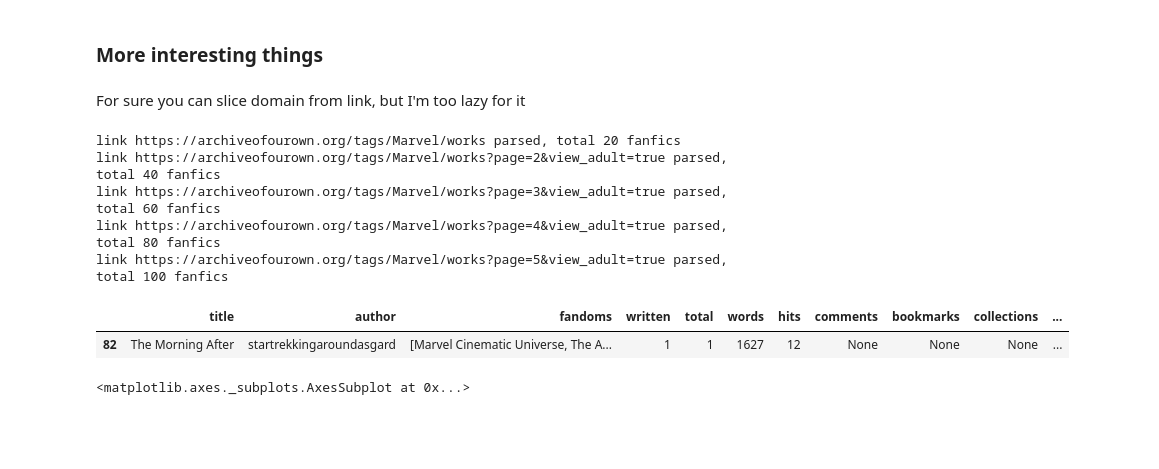
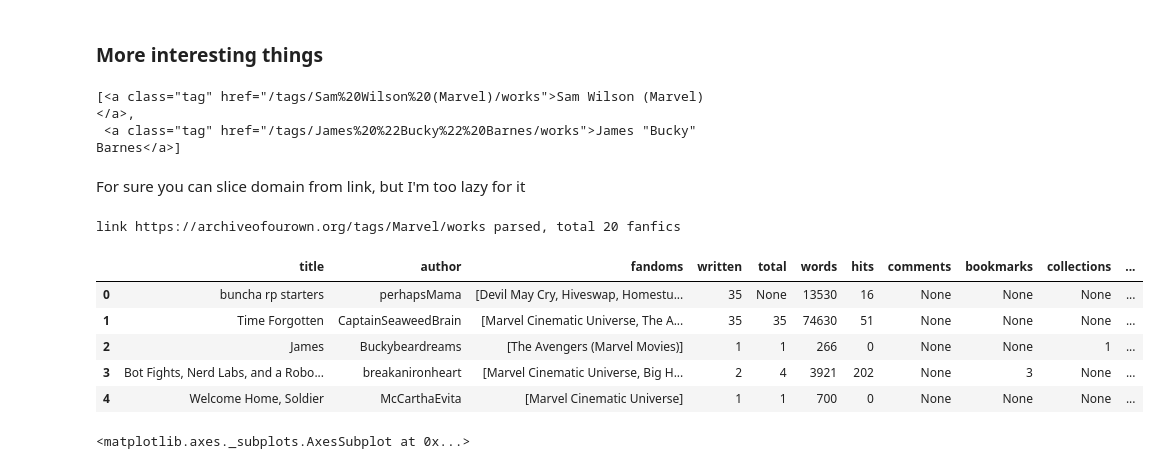
Before and after one commit to quicksilverri/fanfic-popularuty-prediction, a Jupyter notebook: fanfic_popularity_predictor.ipynb, the cells around one changed output. Cells and saved outputs as stored; diff of their text form; code cells hidden in the pictures; blank space fills up the shorter version.

```diff
--- a/fanfic_popularity_predictor.ipynb
+++ b/fanfic_popularity_predictor.ipynb
@@ -96,6 +96,11 @@ We will concat DataFrames of each page into one DataFrame.
 ### Create Fanfic class
 
 It's kinda long and simple, so it's hidden.
+# %%
+def clean(list):
+  """Extracts text from list of bs4.Tags"""
+
+  return [item.get_text() for item in list]
 # %%
 class Fanfic:
   def __init__(self, fanfic):
@@ -116,7 +121,7 @@ class Fanfic:
 
     title = self.header[0].get_text()
     author = self.header[1].get_text()
-    fandoms = [fandom.get_text() for fandom in self.header[2:]]
+    fandoms = clean(self.header[2:])
 
     self.info['title'] = title
     self.info['author'] = author
@@ -178,8 +183,15 @@ class Fanfic:
   def get_tags(self):
     """Sets tag-like data into self.info dict"""
 
-    self.info['characters'] = None
-    self.info['parings'] = None
+    characters_raw = self.fic.select('.characters a.tag')
+    characters = clean(characters_raw)
+
+    parings_raw = self.fic.select('.relationships a.tag')
+    parings = clean(parings_raw)
+
+
+    self.info['characters'] = characters
+    self.info['parings'] = parings
     self.info['tags'] = None
     self.info['freeforms'] = None
 
@@ -209,6 +235,14 @@ def parse_page(domain, link):
   new_link = domain + soup.select('li.next a')[0].get('href')
 
   return fanfics, new_link
+# %%
+fanfics, new_link = parse_page(domain, link)
+# %%
+fanfic = Fanfic(fanfics[0])
+fanfic.fic.select('.characters a.tag')
+# %% [output]
+[<a class="tag" href="/tags/Sam%20Wilson%20(Marvel)/works">Sam Wilson (Marvel)</a>,
+ <a class="tag" href="/tags/James%20%22Bucky%22%20Barnes/works">James "Bucky" Barnes</a>]
 # %%
 def parse(domain: str, link: str, n_pages: int):
   df = pd.DataFrame()
@@ -230,21 +264,20 @@ For sure you can slice domain from link, but I'm too lazy for it
 # %%
 domain = 'https://archiveofourown.org'
 link = 'https://archiveofourown.org/tags/Marvel/works'
-n = 5
+n = 1
 
 df = parse(
     domain=domain,
     link=link,
     n_pages=n
 )
+
+df.head()
 # %% [output]
 link https://archiveofourown.org/tags/Marvel/works parsed, total 20 fanfics
-link https://archiveofourown.org/tags/Marvel/works?page=2&view_adult=true parsed, total 40 fanfics
-link https://archiveofourown.org/tags/Marvel/works?page=3&view_adult=true parsed, total 60 fanfics
-link https://archiveofourown.org/tags/Marvel/works?page=4&view_adult=true parsed, total 80 fanfics
-link https://archiveofourown.org/tags/Marvel/works?page=5&view_adult=true parsed, total 100 fanfics
+|  | title | author | fandoms | written | total | words | hits | comments | bookmarks | collections | ... |
+| 0 | buncha rp starters | perhapsMama | [Devil May Cry, Hiveswap, Homestu... | 35 | None | 13530 | 16 | None | None | None | ... |
+| 1 | Time Forgotten | CaptainSeaweedBrain | [Marvel Cinematic Universe, The A... | 35 | 35 | 74630 | 51 | None | None | None | ... |
+| 2 | James | Buckybeardreams | [The Avengers (Marvel Movies)] | 1 | 1 | 266 | 0 | None | None | 1 | ... |
+| 3 | Bot Fights, Nerd Labs, and a Robo... | breakanironheart | [Marvel Cinematic Universe, Big H... | 2 | 4 | 3921 | 202 | None | 3 | None | ... |
+| 4 | Welcome Home, Soldier | McCarthaEvita | [Marvel Cinematic Universe] | 1 | 1 | 700 | 0 | None | None | None | ... |
-# %%
-df.sample()
-# %% [output]
-|  | title | author | fandoms | written | total | words | hits | comments | bookmarks | collections | ... |
-| 82 | The Morning After | startrekkingaroundasgard | [Marvel Cinematic Universe, The A... | 1 | 1 | 1627 | 12 | None | None | None | ... |
```
Also changed, not shown: parts of 2 cells of this notebook.
